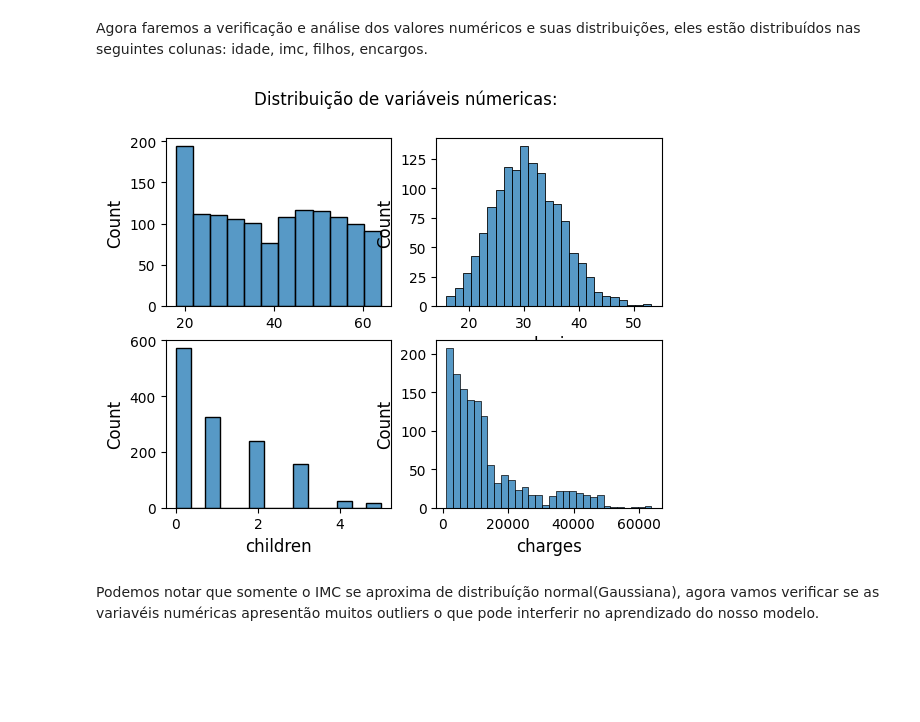
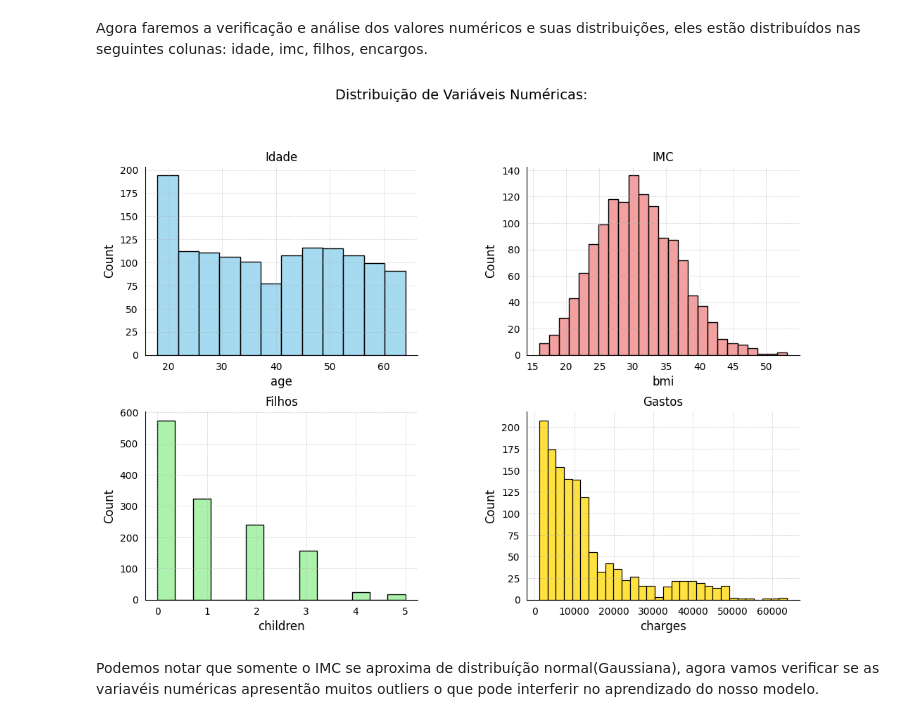
Before and after one commit to lucasfelipecdm/tech-challenge-fase-1, a Jupyter notebook: exploration/data_exploration.ipynb, the cells around one changed output. Cells and saved outputs as stored; diff of their text form; code cells hidden in the pictures; blank space fills up the shorter version.

Commit message:
Changes charts design improving styles, commit from google colab

```diff
--- a/exploration/data_exploration.ipynb
+++ b/exploration/data_exploration.ipynb
@@ -112,23 +112,39 @@ Também podemos notar que não existem valores nulos, mas caso existissem poderi
 #### Váriaveis numéricas
 # %% [markdown]
 Agora faremos a verificação e análise dos valores numéricos e suas distribuições, eles estão distribuídos nas seguintes colunas: idade, imc, filhos, encargos.
-# %%
-plt.suptitle('Distribuição de variáveis numéricas:')
-
-plt.subplot(2,2,1)
-sns.histplot(dataset['age'])
-
-plt.subplot(2,2,2)
-sns.histplot(dataset['bmi'])
-
-plt.subplot(2,2,3)
-sns.histplot(dataset['children'])
-
-plt.subplot(2,2,4)
-sns.histplot(dataset['charges'])
-
-plt.show()
-# %% [output]
-[figure, removed]
+# %%
+plt.figure(figsize=(12, 8))
+gridspec = plt.GridSpec(2, 2, wspace=0.4, hspace=0.3)
+
+ax1 = plt.subplot(gridspec[0, 0])
+sns.histplot(dataset['age'], ax=ax1, color='skyblue', edgecolor='black')
+ax1.set_title('Idade', fontsize=12)
+
+ax2 = plt.subplot(gridspec[0, 1])
+sns.histplot(dataset['bmi'], ax=ax2, color='lightcoral', edgecolor='black')
+ax2.set_title('IMC', fontsize=12)
+
+ax3 = plt.subplot(gridspec[1, 0])
+sns.histplot(dataset['children'], ax=ax3, color='lightgreen', edgecolor='black')
+ax3.set_title('Filhos', fontsize=12)
+
+ax4 = plt.subplot(gridspec[1, 1])
+sns.histplot(dataset['charges'], ax=ax4, color='gold', edgecolor='black')
+ax4.set_title('Gastos', fontsize=12)
+
+plt.suptitle('Distribuição de Variáveis Numéricas:', fontsize=14, y=1.02)
+
+for ax in [ax1, ax2, ax3, ax4]:
+    ax.spines['top'].set_visible(False)
+    ax.spines['right'].set_visible(False)
+    ax.tick_params(bottom=False, left=False)
+    ax.xaxis.grid(True, linestyle='--', alpha=0.6, which='both', linewidth=0.5)
+    ax.yaxis.grid(True, linestyle='--', alpha=0.6, which='both', linewidth=0.5)
+
+plt.tight_layout()
+
+plt.show()
+# %% [output]
+[figure, added]
 # %% [markdown]
 Podemos notar que somente o IMC se aproxima de distribuíção normal(Gaussiana), agora vamos verificar se as variavéis numéricas apresentão muitos outliers o que pode interferir no aprendizado do nosso modelo.
```
Also changed, not shown: parts of 7 cells of this notebook.
